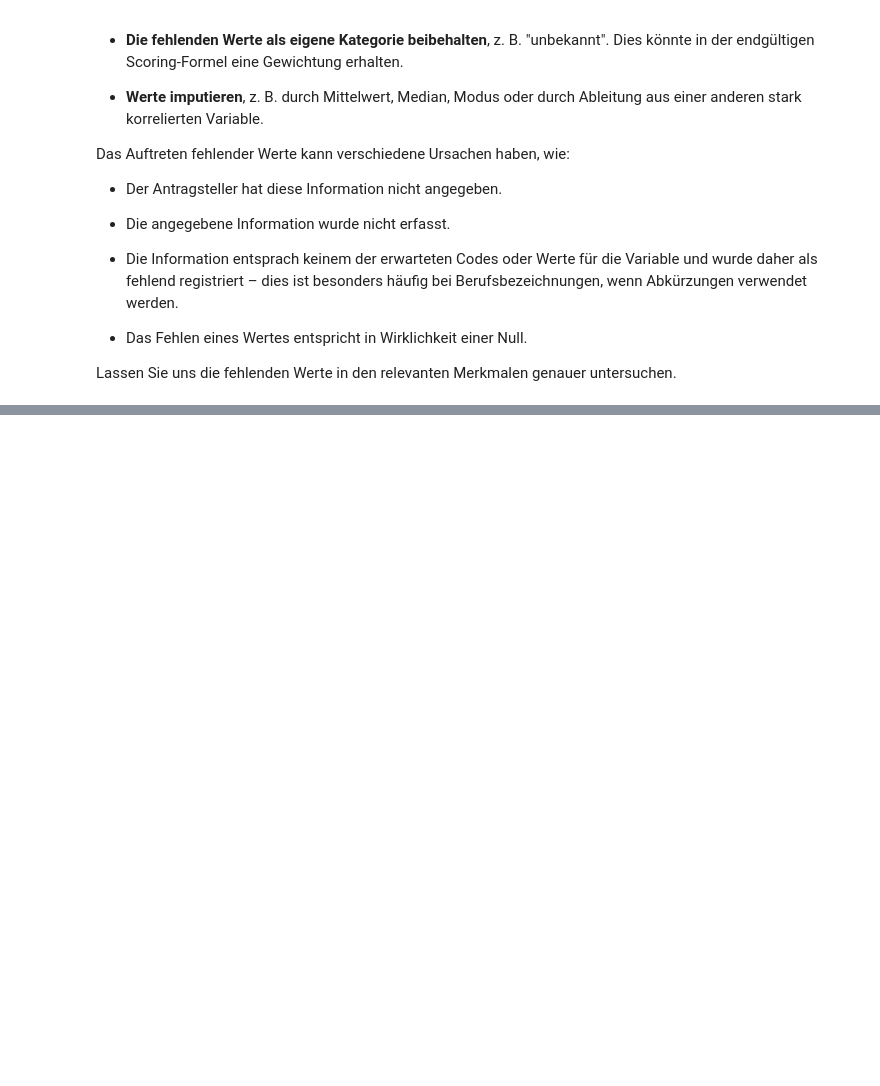
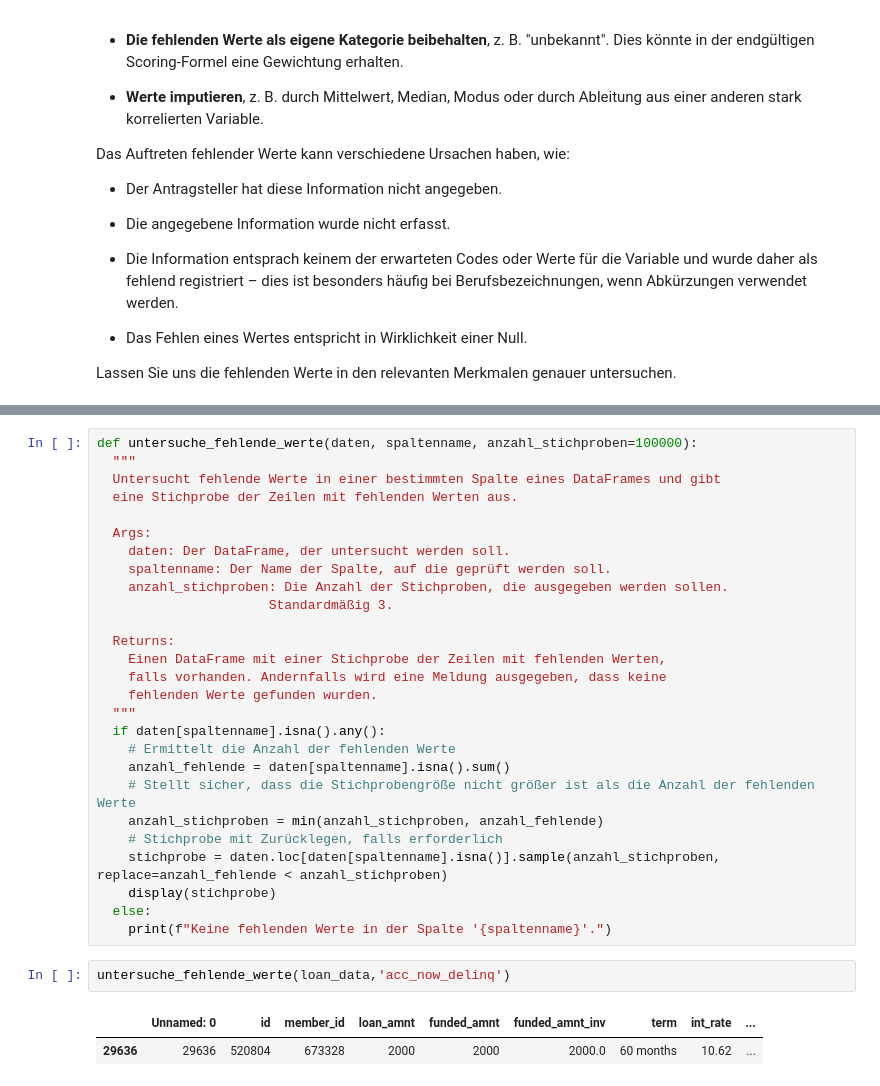
Before and after one commit to awildt01/Airbnb_Berlin-, a Jupyter notebook: notebooks/1_data_cleaning_understanding_Lending_Club_Credit_Scoring.ipynb, the cells around one changed output, grey strips where cells are left out. Cells and saved outputs as stored; diff of their text form; blank space fills up the shorter version.

```diff
--- a/notebooks/1_data_cleaning_understanding_Lending_Club_Credit_Scoring.ipynb
+++ b/notebooks/1_data_cleaning_understanding_Lending_Club_Credit_Scoring.ipynb
@@ -432,0 +450,32 @@ Lassen Sie uns die fehlenden Werte in den relevanten Merkmalen genauer untersuch
+# %%
+def untersuche_fehlende_werte(daten, spaltenname, anzahl_stichproben=100000):
+  """
+  Untersucht fehlende Werte in einer bestimmten Spalte eines DataFrames und gibt
+  eine Stichprobe der Zeilen mit fehlenden Werten aus.
+
+  Args:
+    daten: Der DataFrame, der untersucht werden soll.
+    spaltenname: Der Name der Spalte, auf die geprüft werden soll.
+    anzahl_stichproben: Die Anzahl der Stichproben, die ausgegeben werden sollen.
+                      Standardmäßig 3.
+
+  Returns:
+    Einen DataFrame mit einer Stichprobe der Zeilen mit fehlenden Werten,
+    falls vorhanden. Andernfalls wird eine Meldung ausgegeben, dass keine
+    fehlenden Werte gefunden wurden.
+  """
+  if daten[spaltenname].isna().any():
+    # Ermittelt die Anzahl der fehlenden Werte
+    anzahl_fehlende = daten[spaltenname].isna().sum()
+    # Stellt sicher, dass die Stichprobengröße nicht größer ist als die Anzahl der fehlenden Werte
+    anzahl_stichproben = min(anzahl_stichproben, anzahl_fehlende)
+    # Stichprobe mit Zurücklegen, falls erforderlich
+    stichprobe = daten.loc[daten[spaltenname].isna()].sample(anzahl_stichproben, replace=anzahl_fehlende < anzahl_stichproben)
+    display(stichprobe)
+  else:
+    print(f"Keine fehlenden Werte in der Spalte '{spaltenname}'.")
+# %%
+untersuche_fehlende_werte(loan_data,'acc_now_delinq')
+# %% [output]
+|  | Unnamed: 0 | id | member_id | loan_amnt | funded_amnt | funded_amnt_inv | term | int_rate | ... |
+| 29636 | 29636 | 520804 | 673328 | 2000 | 2000 | 2000.0 | 60 months | 10.62 | ... |
```
Also changed, not shown: parts of 15 cells of this notebook.
